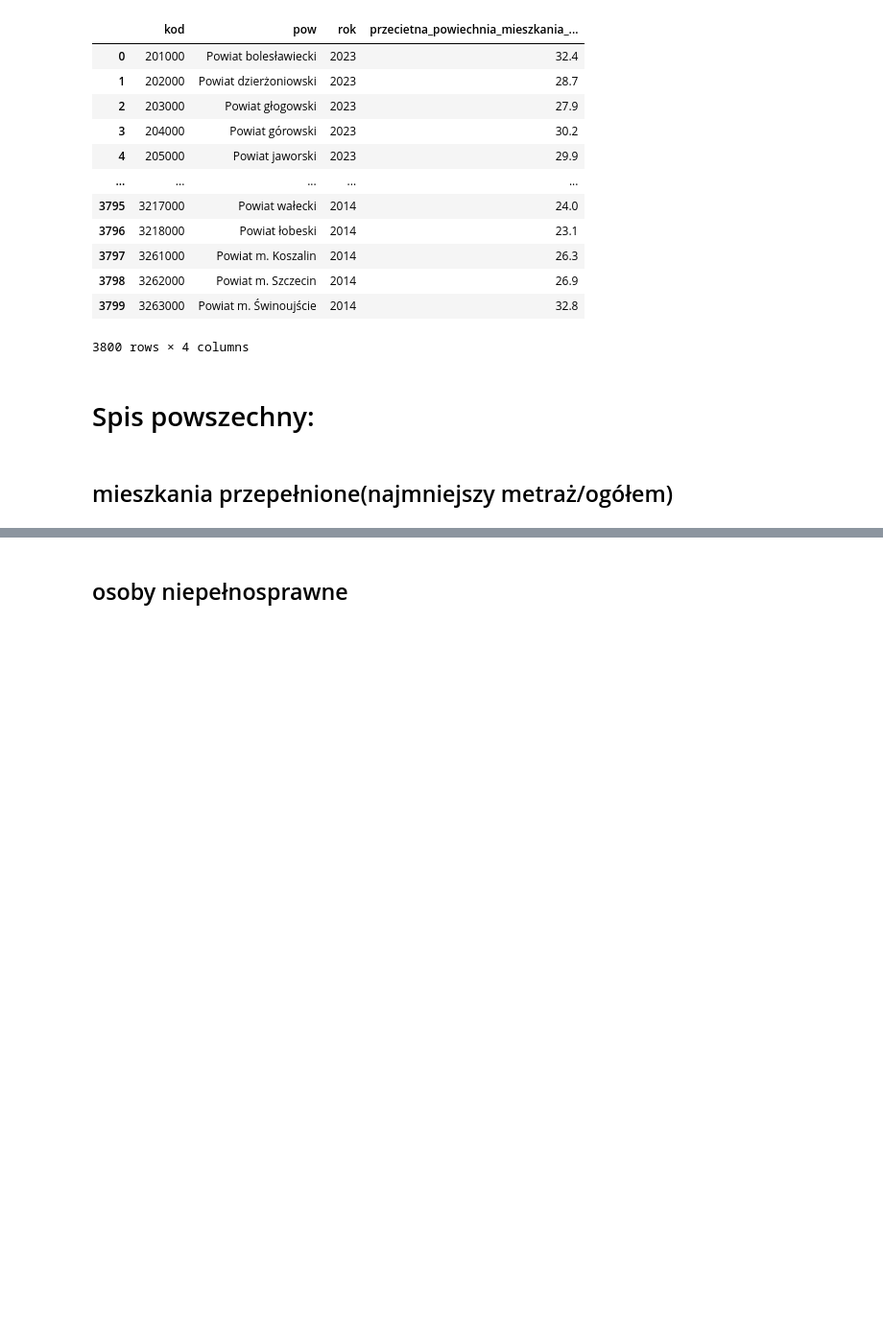
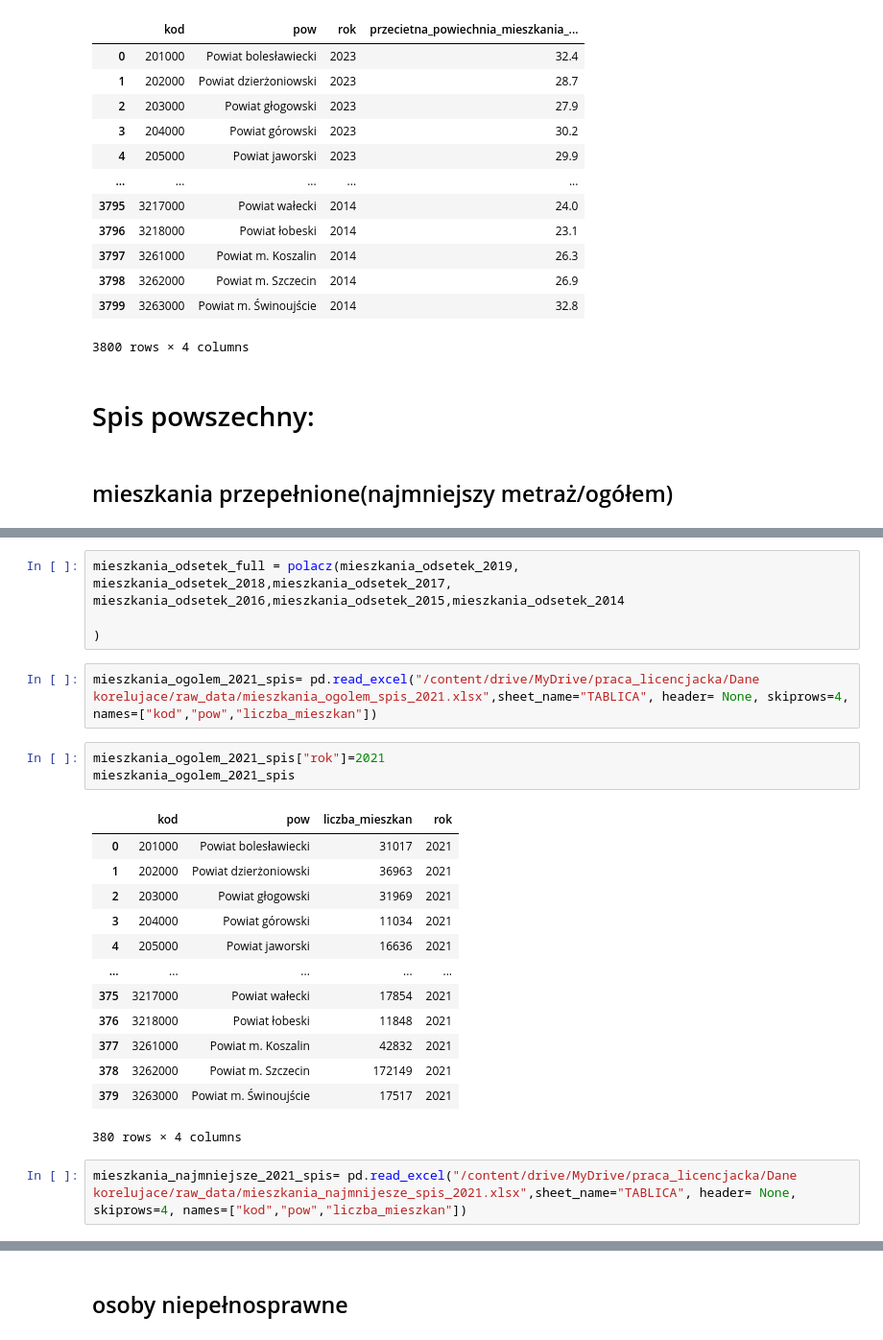
Before and after one commit to Francho03/Praca-licencjacka, a Jupyter notebook: dane_korelujace.ipynb, the cells around one changed output, grey strips where cells are left out. Shown: that part at 96% size. Saved outputs shown, nothing was run; the diff lists cells and outputs as text; blank space fills up the shorter version.

```diff
--- a/dane_korelujace.ipynb
+++ b/dane_korelujace.ipynb
@@ -839,0 +843,27 @@ mieszkania_odsetek
+# %%
+mieszkania_odsetek_full = polacz(mieszkania_odsetek_2019,
+mieszkania_odsetek_2018,mieszkania_odsetek_2017,
+mieszkania_odsetek_2016,mieszkania_odsetek_2015,mieszkania_odsetek_2014
+
+)
+# %%
+mieszkania_ogolem_2021_spis= pd.read_excel("/content/drive/MyDrive/praca_licencjacka/Dane korelujace/raw_data/mieszkania_ogolem_spis_2021.xlsx",sheet_name="TABLICA", header= None, skiprows=4, names=["kod","pow","liczba_mieszkan"])
+# %%
+mieszkania_ogolem_2021_spis["rok"]=2021
+mieszkania_ogolem_2021_spis
+# %% [output]
+|  | kod | pow | liczba_mieszkan | rok |
+| 0 | 201000 | Powiat bolesławiecki | 31017 | 2021 |
+| 1 | 202000 | Powiat dzierżoniowski | 36963 | 2021 |
+| 2 | 203000 | Powiat głogowski | 31969 | 2021 |
+| 3 | 204000 | Powiat górowski | 11034 | 2021 |
+| 4 | 205000 | Powiat jaworski | 16636 | 2021 |
+| ... | ... | ... | ... | ... |
+| 375 | 3217000 | Powiat wałecki | 17854 | 2021 |
+| 376 | 3218000 | Powiat łobeski | 11848 | 2021 |
+| 377 | 3261000 | Powiat m. Koszalin | 42832 | 2021 |
+| 378 | 3262000 | Powiat m. Szczecin | 172149 | 2021 |
+| 379 | 3263000 | Powiat m. Świnoujście | 17517 | 2021 |
+380 rows × 4 columns
+# %%
+mieszkania_najmniejsze_2021_spis= pd.read_excel("/content/drive/MyDrive/praca_licencjacka/Dane korelujace/raw_data/mieszkania_najmnijesze_spis_2021.xlsx",sheet_name="TABLICA", header= None, skiprows=4, names=["kod","pow","liczba_mieszkan"])
```
Also changed, not shown: parts of 28 cells of this notebook.
